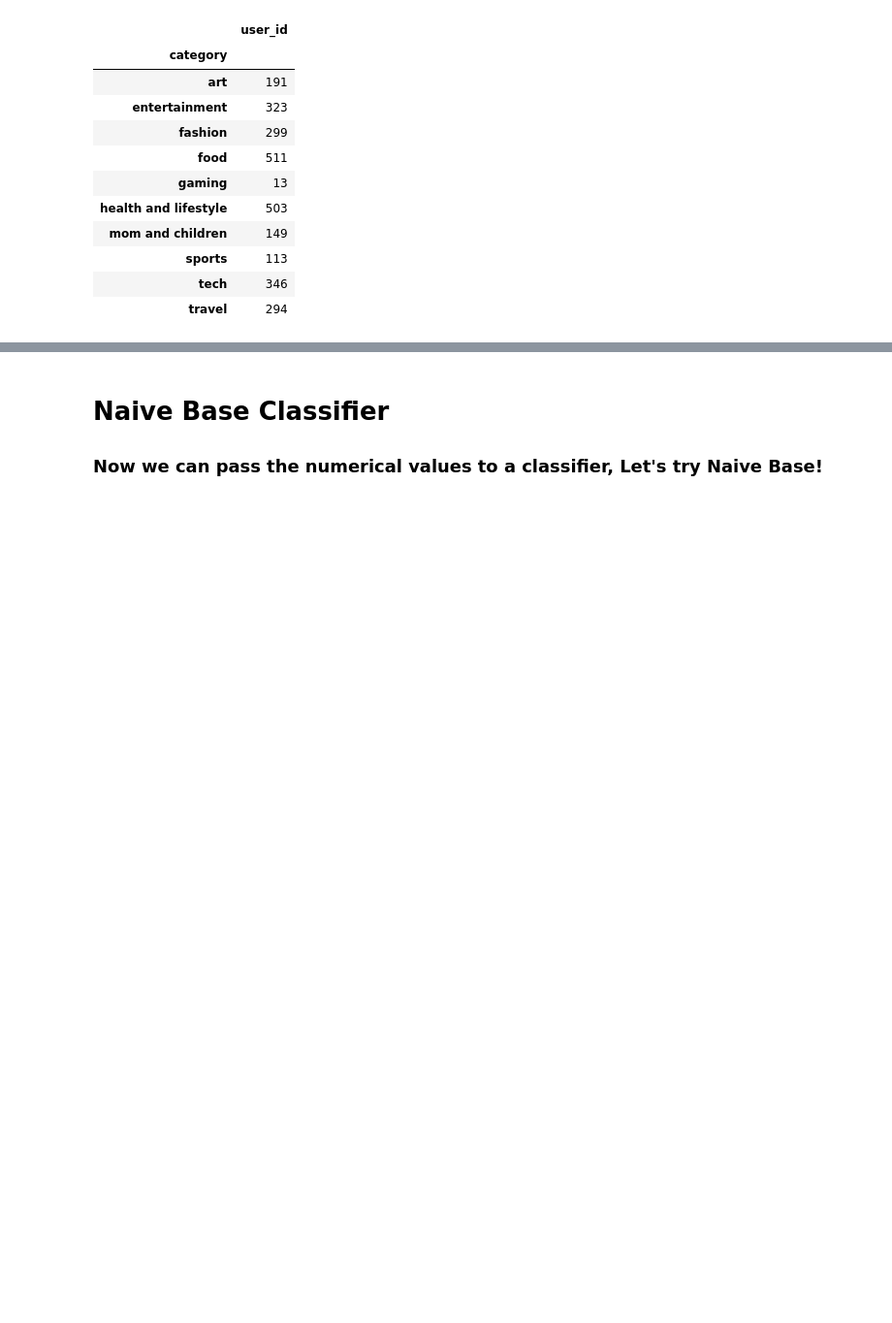
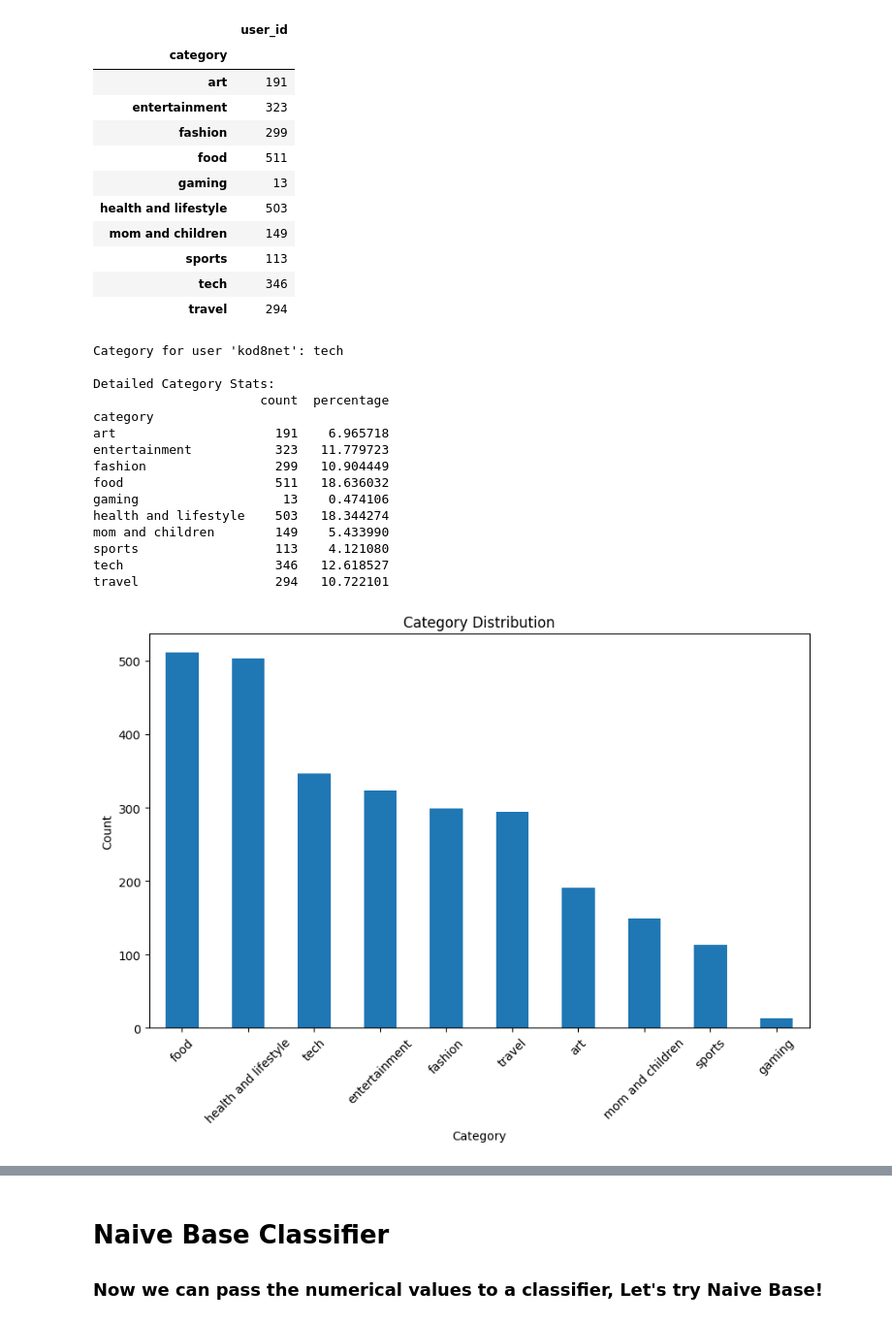
Before and after one commit to MusaMisto/CS412-InstagramInfluencersAnalysis, a Jupyter notebook: notebooks/instagram_influencers_analysis.ipynb, the cells around one changed output, grey strips where cells are left out. Shown at 97% size. Saved outputs shown, nothing was run; the diff lists cells and outputs as text; code cells hidden in the pictures; blank space fills up the shorter version.

```diff
--- a/notebooks/instagram_influencers_analysis.ipynb
+++ b/notebooks/instagram_influencers_analysis.ipynb
@@ -94,6 +122,45 @@ tech
 | sports | 113 |
 | tech | 346 |
 | travel | 294 |
+# %%
+import matplotlib.pyplot as plt
+
+# Validate the mapping works
+print(f"Category for user 'kod8net': {username_to_category['kod8net']}")
+
+# Stats about the labels
+category_stats = train_classification_df.groupby("category").count().rename(columns={'user_id': 'count'})
+category_stats['percentage'] = (category_stats['count'] / category_stats['count'].sum()) * 100
+
+# Display Category Stats
+print("\nDetailed Category Stats:")
+print(category_stats)
+
+# Visualize Category Distribution
+plt.figure(figsize=(10, 6))
+category_stats['count'].sort_values(ascending=False).plot(kind='bar')
+plt.title('Category Distribution')
+plt.ylabel('Count')
+plt.xlabel('Category')
+plt.xticks(rotation=45)
+plt.show()
+# %% [output]
+Category for user 'kod8net': tech
+
+Detailed Category Stats:
+                      count  percentage
+category
+art                     191    6.965718
+entertainment           323   11.779723
+fashion                 299   10.904449
+food                    511   18.636032
+gaming                   13    0.474106
+health and lifestyle    503   18.344274
+mom and children        149    5.433990
+sports                  113    4.121080
+tech                    346   12.618527
+travel                  294   10.722101
+[figure, added]
 # %%
 # Step 1: Define File Paths Dynamically
 # Get the current notebook directory
```
Also changed, not shown: parts of 19 cells of this notebook, 2 other files.
